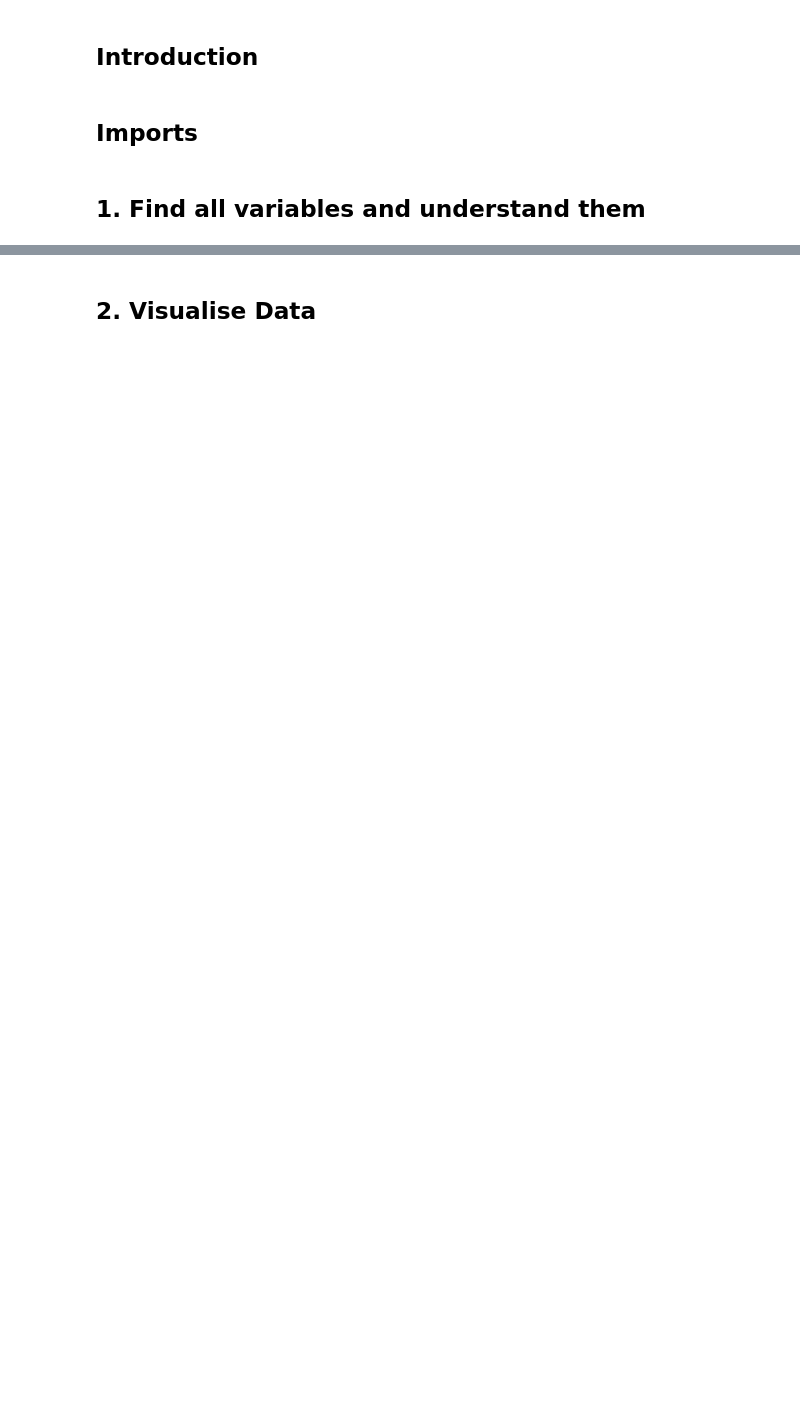
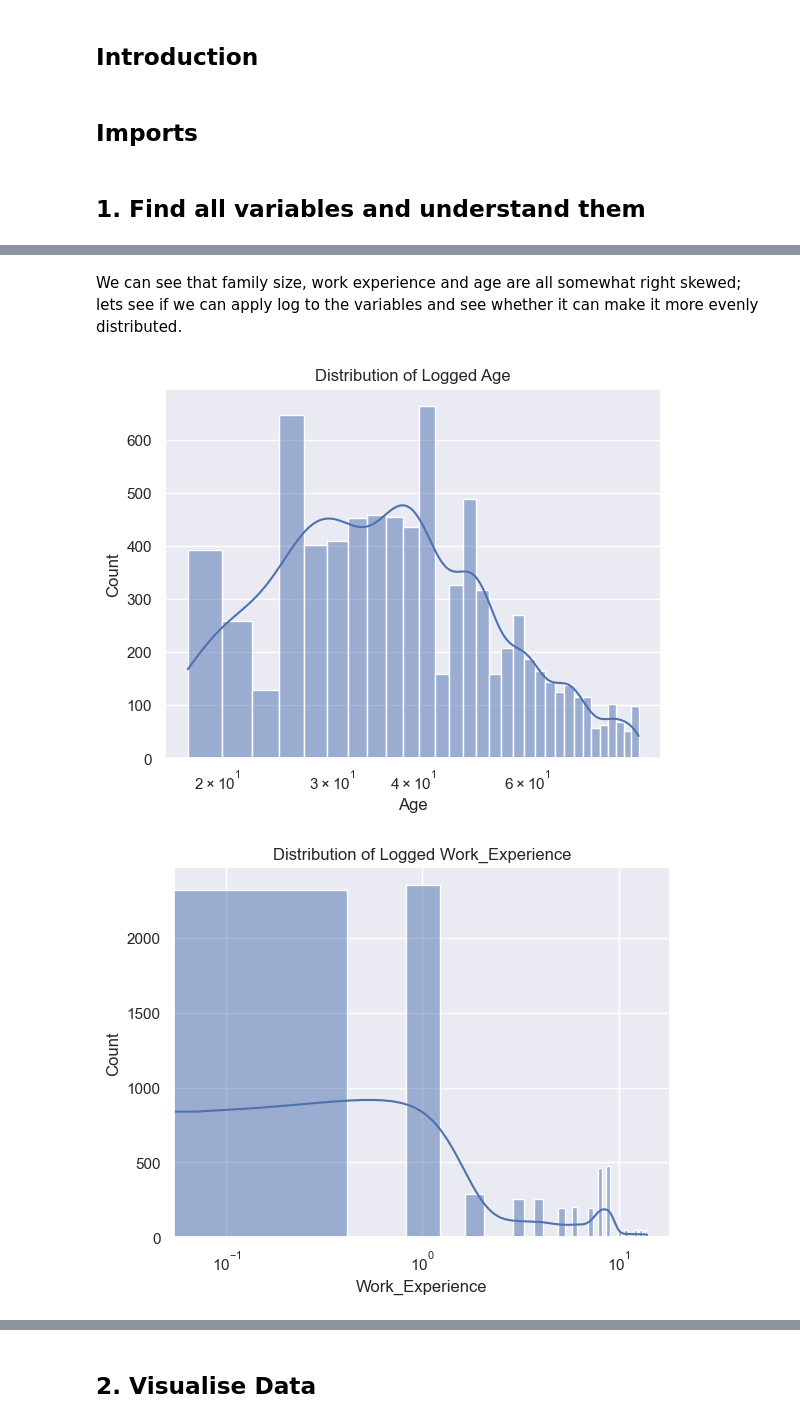
Before and after one commit to jamesz3ng/MSA_Phase_2, a Jupyter notebook: market_segmentation.ipynb, the cells around one changed output, grey strips where cells are left out. Cells and saved outputs as stored; diff of their text form; code cells hidden in the pictures; blank space fills up the shorter version.

```diff
--- a/market_segmentation.ipynb
+++ b/market_segmentation.ipynb
@@ -84,0 +113,11 @@ We can see that both age and family size have a similar shape, both features hav
+# %% [markdown]
+We can see that family size, work experience and age are all somewhat right skewed; lets see if we can apply log to the variables and see whether it can make it more evenly distributed.
+# %%
+for i, v in enumerate(["Age", "Work_Experience", "Family_Size"]):
+    sns.histplot(df[v], kde = True)
+    plt.xscale("log")
+    plt.title("Distribution of Logged " + v)
+    plt.show()
+# %% [output]
+[figure, added]
+[figure, added]
```
Also changed, not shown: parts of 21 cells of this notebook, 3 other files.
